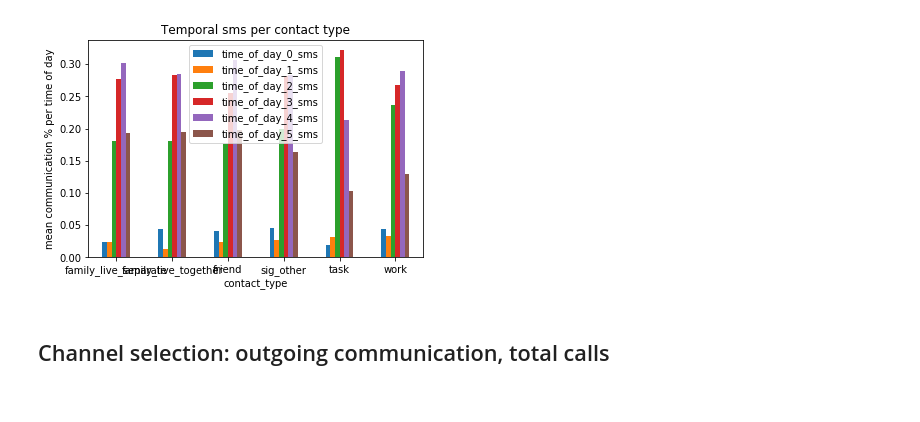
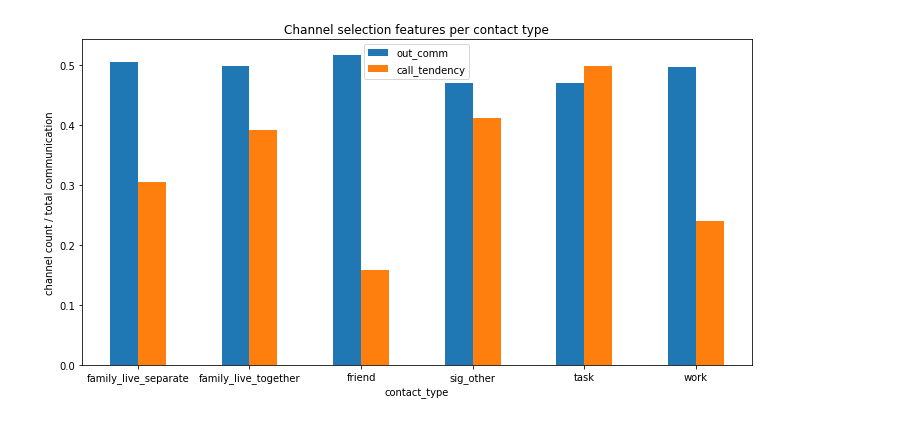
Before and after one commit to tliu526/relationship-prediction, a Jupyter notebook: feature_extract/feature_extract.ipynb, the cells around one changed output. Drawn from its saved outputs; the diff is of its cells as text; code cells hidden in the pictures.

```diff
--- a/feature_extract/feature_extract.ipynb
+++ b/feature_extract/feature_extract.ipynb
@@ -54,10 +182,8 @@ comm_features.loc[comm_features['contact_type'] == 'task'][['reg_comm', 'reg_sms
 # %%
-time_day_sms_mean = comm_features.groupby('contact_type')[['time_of_day_0_sms', 'time_of_day_1_sms', 'time_of_day_2_sms', 'time_of_day_3_sms', 'time_of_day_4_sms', 'time_of_day_5_sms']].mean()
-time_day_sms_mean.plot.bar(rot=0)
-plt.title("Temporal sms per contact type")
-plt.ylabel("mean communication % per time of day")
+channel_select_mean = comm_features.groupby('contact_type')[['out_comm', 'call_tendency']].mean()
+channel_select_mean.plot.bar(rot=0)
+plt.title("Channel selection features per contact type")
+plt.ylabel("channel count / total communication")
 plt.show()
 # %% [output]
-[figure, old version]
+[figure, new version]
-# %% [markdown]
-## Channel selection: outgoing communication, total calls
```
Also changed, not shown: parts of 29 cells of this notebook.
